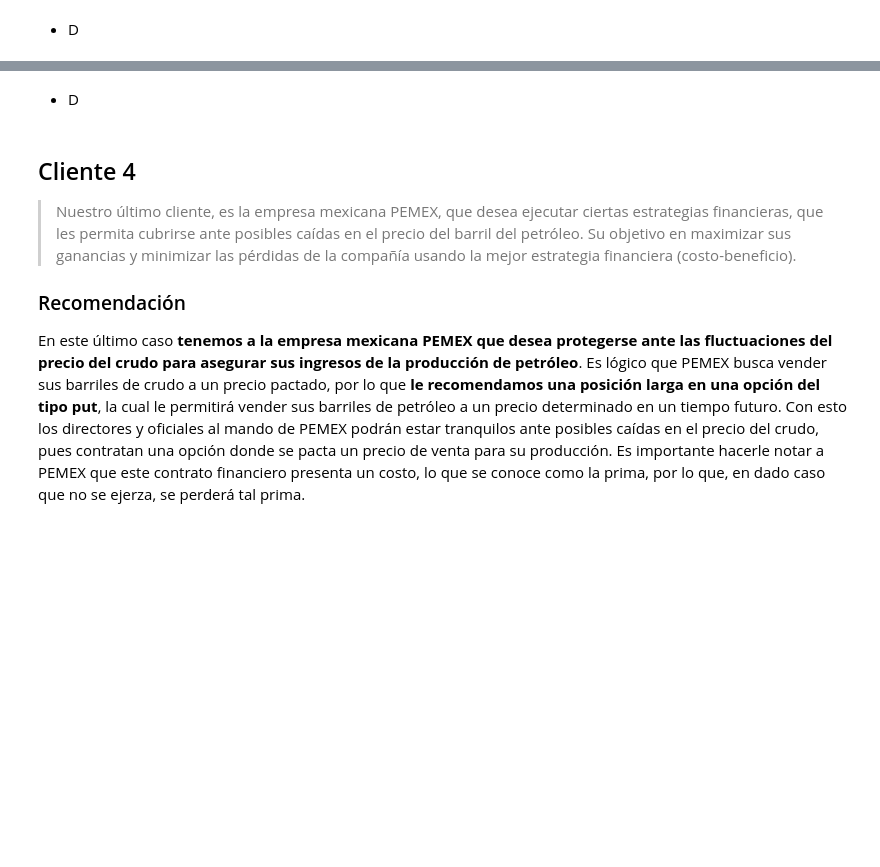
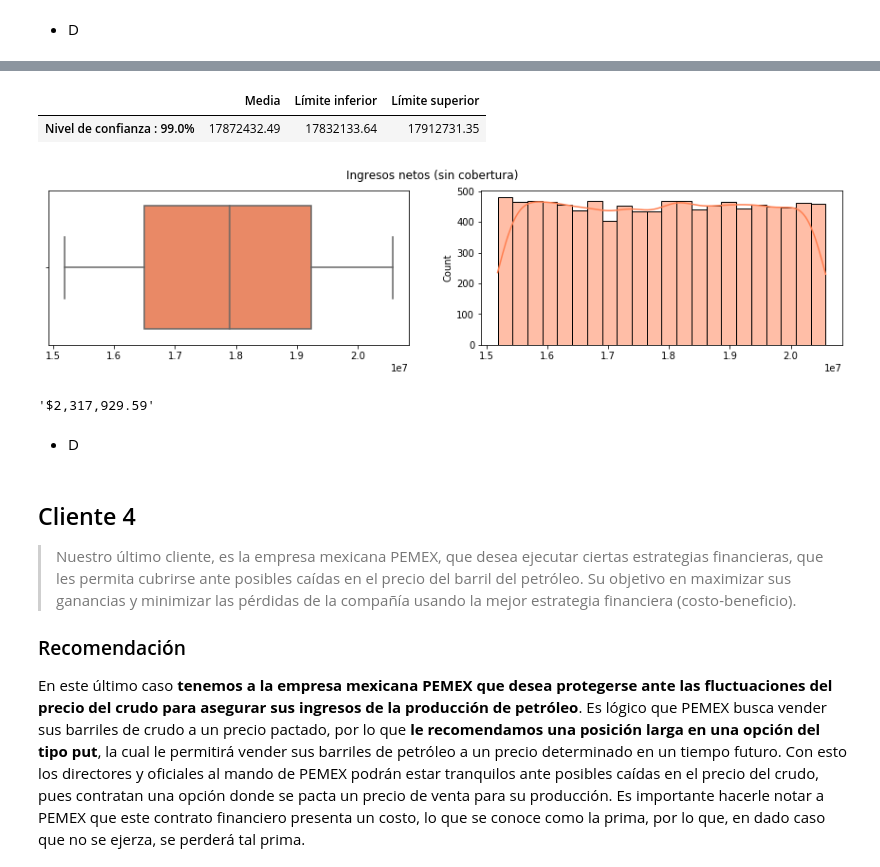
Before and after one commit to diegolazareno/Examen3_SPF, a Jupyter notebook: Examen_Tema3_DALopez.ipynb, the cells around one changed output, grey strips where cells are left out. Saved outputs shown, nothing was run; the diff lists cells and outputs as text; code cells hidden in the pictures; blank space fills up the shorter version.

```diff
--- a/Examen_Tema3_DALopez.ipynb
+++ b/Examen_Tema3_DALopez.ipynb
@@ -983,3 +1019,14 @@ valuation3
+# %%
+boxAndHistPlot(netIncome_NoOption, (15, 3), "coral", "Ingresos netos (sin cobertura)")
+confidenceInterval(netIncome_NoOption, 0.99)
+# %% [output]
+|  | Media | Límite inferior | Límite superior |
+| Nivel de confianza : 99.0% | 17872432.49 | 17832133.64 | 17912731.35 |
+[figure, added]
+# %%
+'${:,.2f}'.format(netIncome_Option.min() - netIncome_NoOption.min())
+# %% [output]
+'$2,317,929.59'
 # %% [markdown]
 + D
 # %% [markdown]
```
Also changed, not shown: parts of 5 cells of this notebook.
